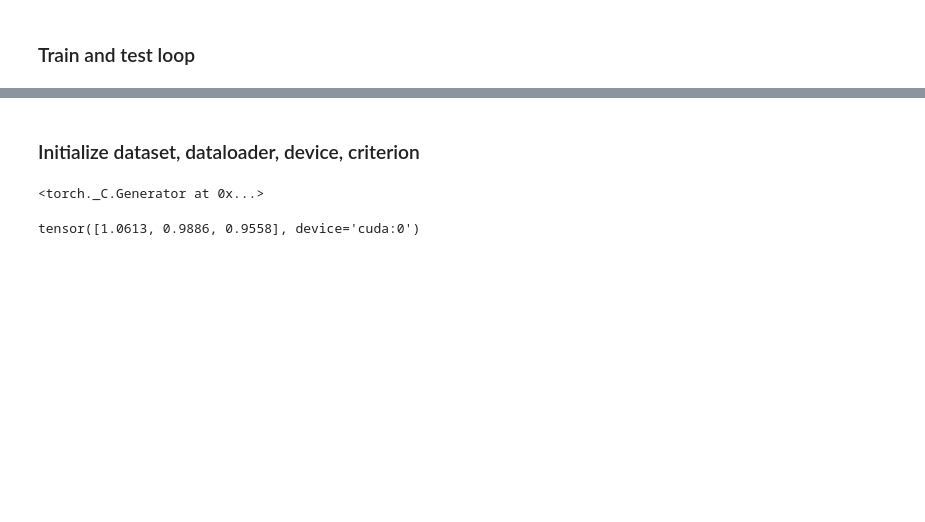
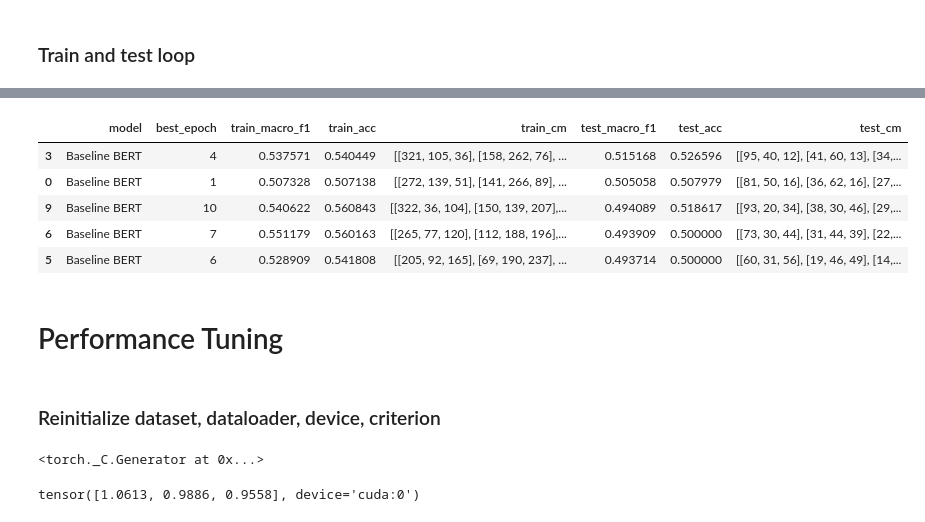
Before and after one commit to cheriechia/genAI-deepL-project, a Jupyter notebook: cnn_for_images.ipynb, the cells around one changed output, grey strips where cells are left out. Cells and saved outputs as stored; diff of their text form; code cells hidden in the pictures; blank space fills up the shorter version.

Commit message:
Reran Baseline models, Updated report

```diff
--- a/cnn_for_images.ipynb
+++ b/cnn_for_images.ipynb
@@ -144,7 +144,7 @@ class ImageDataset(Dataset):
 
         return img, label
 # %%
-# train_ds = ImageDataset(train_df, transform=train_transform)
-# test_ds  = ImageDataset(test_df, transform=test_transform)
+train_ds = ImageDataset(train_df, transform=train_transform)
+test_ds  = ImageDataset(test_df, transform=test_transform)
 # %% [markdown]
 ### DataLoader
@@ -395,5 +467,17 @@ def evaluate_metrics(loader, model):
+# %%
+# Rank models by test macro F1
+df_baseline.sort_values("test_macro_f1", ascending=False).head(5)
+# %% [output]
+|  | model | best_epoch | train_macro_f1 | train_acc | train_cm | test_macro_f1 | test_acc | test_cm |
+| 3 | Baseline BERT | 4 | 0.537571 | 0.540449 | [[321, 105, 36], [158, 262, 76], ... | 0.515168 | 0.526596 | [[95, 40, 12], [41, 60, 13], [34,... |
+| 0 | Baseline BERT | 1 | 0.507328 | 0.507138 | [[272, 139, 51], [141, 266, 89], ... | 0.505058 | 0.507979 | [[81, 50, 16], [36, 62, 16], [27,... |
+| 9 | Baseline BERT | 10 | 0.540622 | 0.560843 | [[322, 36, 104], [150, 139, 207],... | 0.494089 | 0.518617 | [[93, 20, 34], [38, 30, 46], [29,... |
+| 6 | Baseline BERT | 7 | 0.551179 | 0.560163 | [[265, 77, 120], [112, 188, 196],... | 0.493909 | 0.500000 | [[73, 30, 44], [31, 44, 39], [22,... |
+| 5 | Baseline BERT | 6 | 0.528909 | 0.541808 | [[205, 92, 165], [69, 190, 237], ... | 0.493714 | 0.500000 | [[60, 31, 56], [19, 46, 49], [14,... |
+# %% [markdown]
+# Performance Tuning
 # %% [markdown]
-### Initialize dataset, dataloader, device, criterion
+### Reinitialize dataset, dataloader, device, criterion
 # %%
 train_ds = ImageDataset(train_df, transform=train_transform)
 test_ds  = ImageDataset(test_df, transform=test_transform)
```
Also changed, not shown: parts of 18 cells of this notebook, 5 other files.
